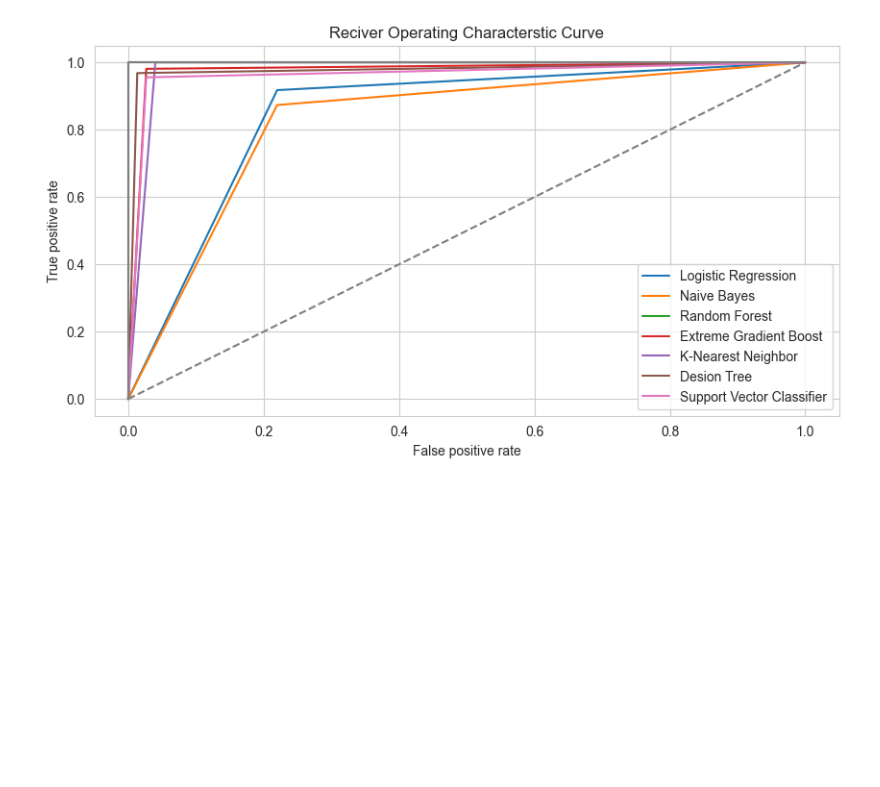
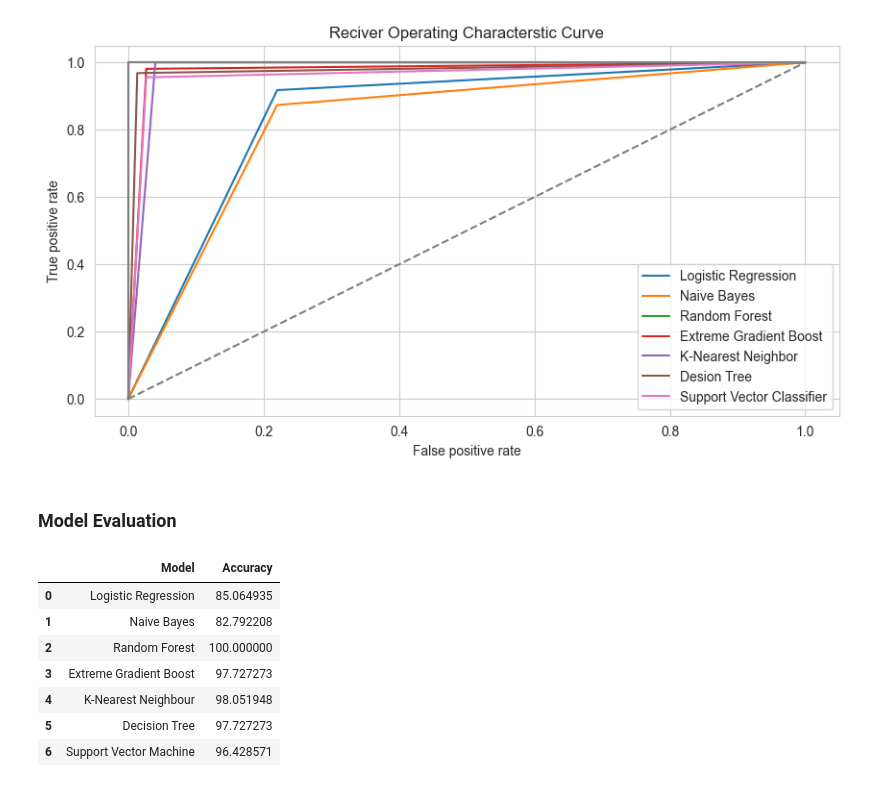
Before and after one commit to asndiallo/MedAI-MultiDataset-Study, a Jupyter notebook: notebooks/heart-disease.ipynb, the cells around one changed output. Drawn from its saved outputs; the diff is of its cells as text; code cells hidden in the pictures; blank space fills up the shorter version.

```diff
--- a/notebooks/heart-disease.ipynb
+++ b/notebooks/heart-disease.ipynb
@@ -553,3 +553,38 @@ plt.legend()
 plt.show()
 # %% [output]
 [figure]
+# %% [markdown]
+### Model Evaluation
+# %%
+model_ev = pd.DataFrame(
+    {
+        "Model": [
+            "Logistic Regression",
+            "Naive Bayes",
+            "Random Forest",
+            "Extreme Gradient Boost",
+            "K-Nearest Neighbour",
+            "Decision Tree",
+            "Support Vector Machine",
+        ],
+        "Accuracy": [
+            lr_acc_score * 100,
+            nb_acc_score * 100,
+            rf_acc_score * 100,
+            xgb_acc_score * 100,
+            knn_acc_score * 100,
+            dt_acc_score * 100,
+            svc_acc_score * 100,
+        ],
+    }
+)
+model_ev
+# %% [output]
+|  | Model | Accuracy |
+| 0 | Logistic Regression | 85.064935 |
+| 1 | Naive Bayes | 82.792208 |
+| 2 | Random Forest | 100.000000 |
+| 3 | Extreme Gradient Boost | 97.727273 |
+| 4 | K-Nearest Neighbour | 98.051948 |
+| 5 | Decision Tree | 97.727273 |
+| 6 | Support Vector Machine | 96.428571 |
```
Also changed, not shown: parts of 1 cell of this notebook.
